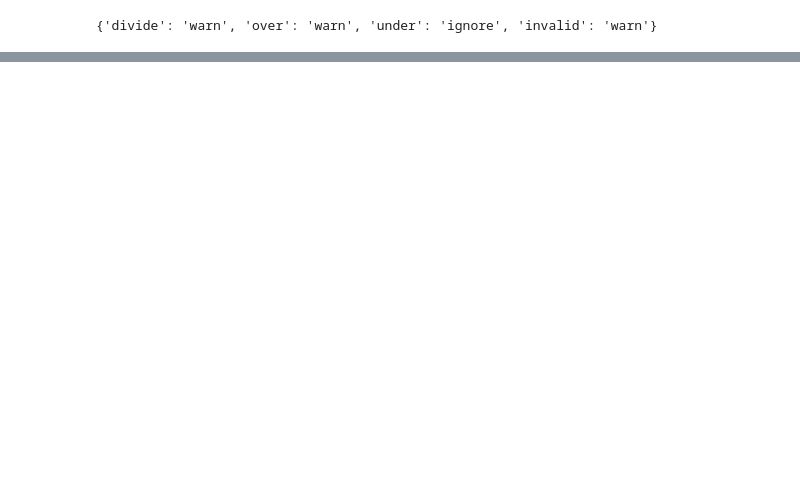
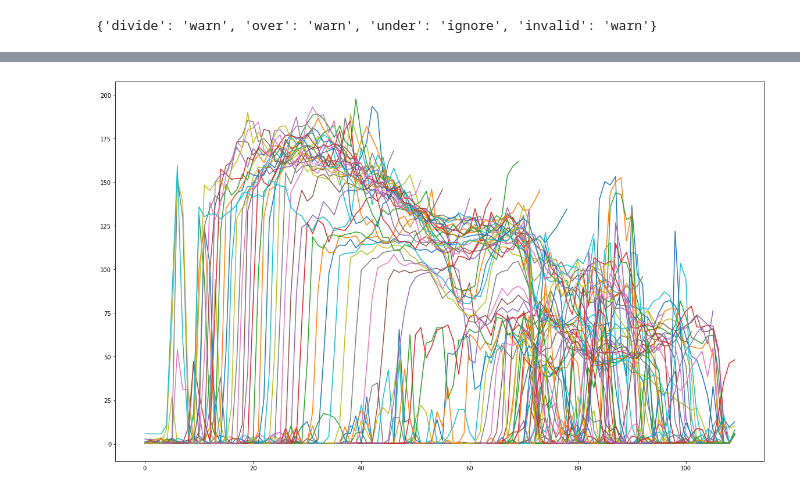
Before and after one commit to bright-aimable/teambright-aimable, a Jupyter notebook: ImageryExplorationMozambique.ipynb, the cells around one changed output, grey strips where cells are left out. Drawn from its saved outputs; the diff is of its cells as text; code cells hidden in the pictures; blank space fills up the shorter version.

```diff
--- a/ImageryExplorationMozambique.ipynb
+++ b/ImageryExplorationMozambique.ipynb
@@ -113,0 +125,10 @@ bandZero.close()
+# %%
+# Dimensions reduced to make the ndvi timeseries more explainable. The mean value at n instances is replaced by the mean value
+# The resulting result is a reduced dimension from 10980 x 10980 t0 110x110, each pixel representing a kilometer
+ndvi_pixel_reduced = block_reduce(ndvi, block_size=(100,100), func=np.mean, cval=np.mean(ndvi))
+plt.rcParams["figure.figsize"] = [7.50, 3.50]
+plt.figure(figsize=(20, 12))
+plt.plot(ndvi_pixel_reduced)
+plt.show()
+# %% [output]
+[figure, added]
```
Also changed, not shown: parts of 14 cells of this notebook.
